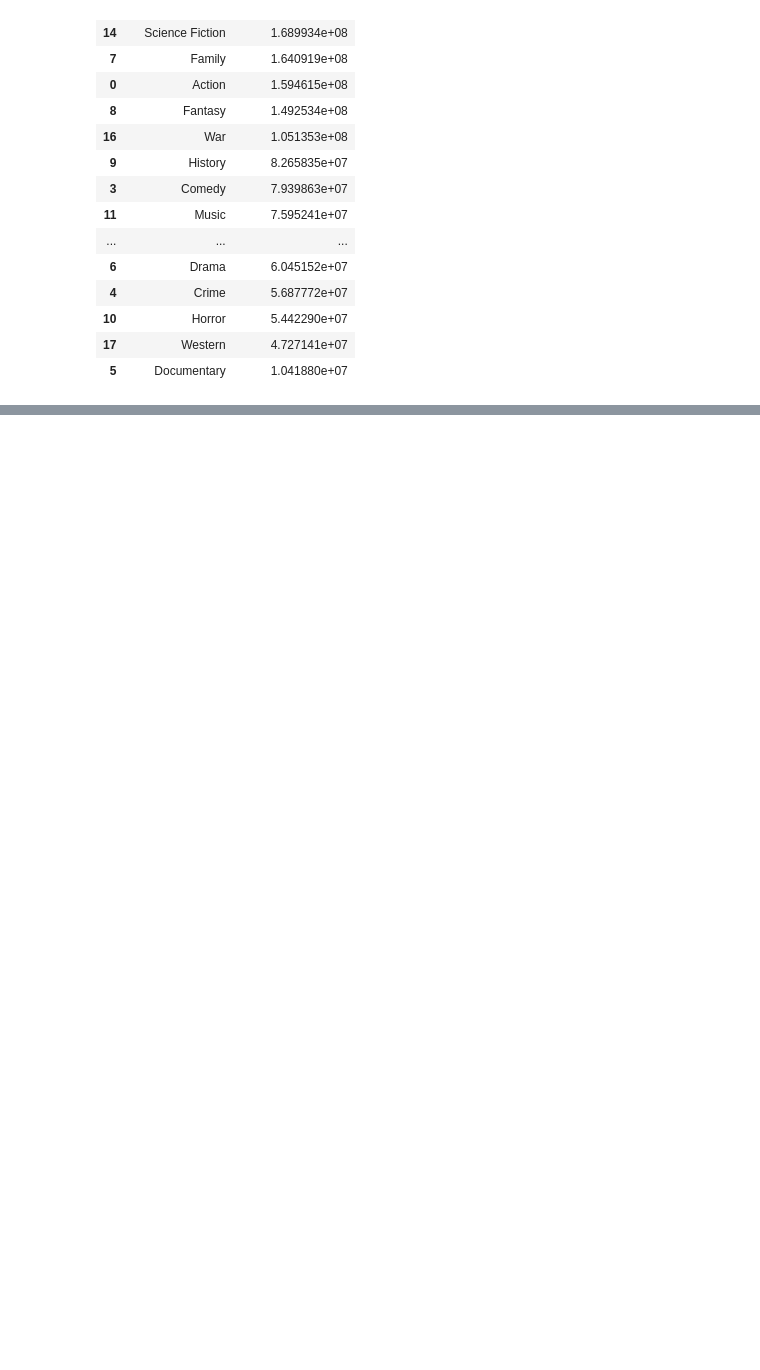
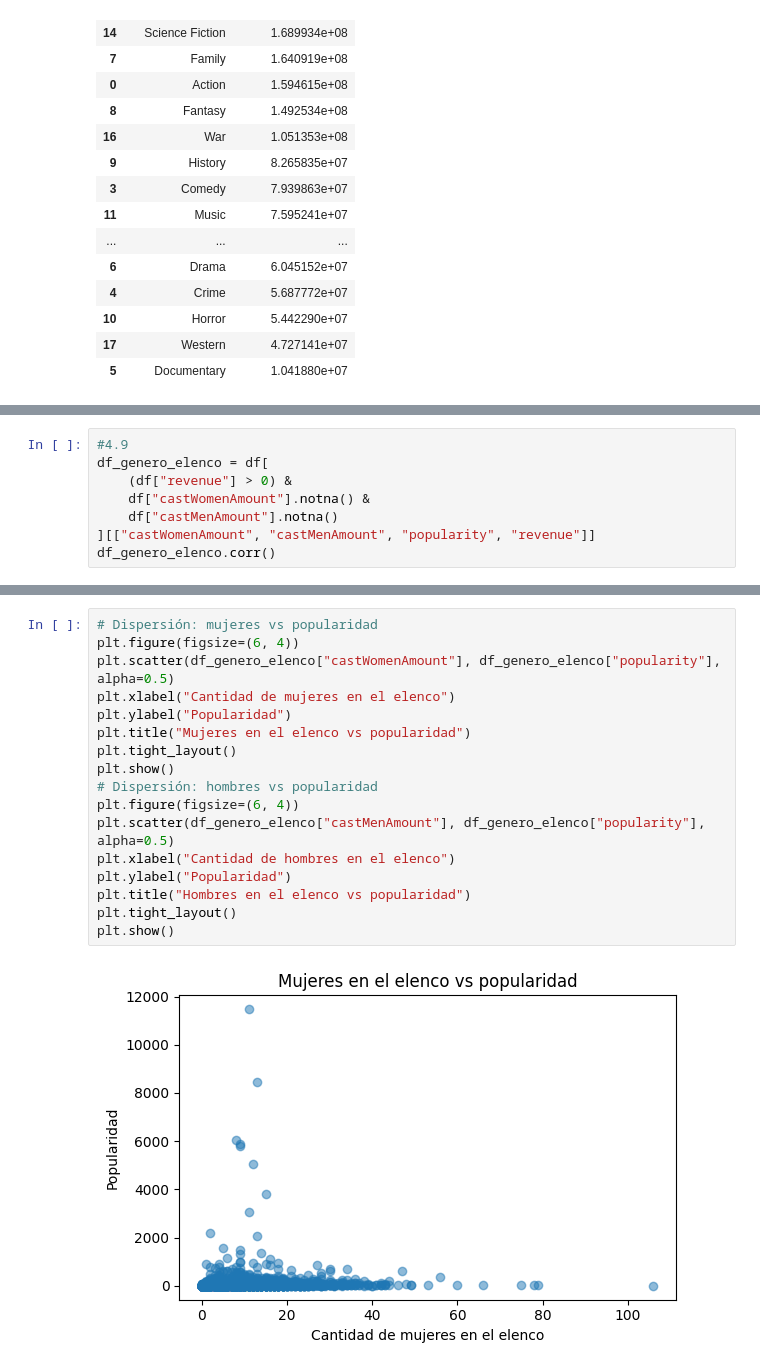
Before and after one commit to Palasuwu/Minerialab01, a Jupyter notebook: Lab01.ipynb, the cells around one changed output, grey strips where cells are left out. Cells and saved outputs as stored; diff of their text form; blank space fills up the shorter version.

```diff
--- a/Lab01.ipynb
+++ b/Lab01.ipynb
@@ -315,0 +455,8 @@ display(ingresos_por_genero)
+# %%
+#4.9
+df_genero_elenco = df[
+    (df["revenue"] > 0) &
+    df["castWomenAmount"].notna() &
+    df["castMenAmount"].notna()
+][["castWomenAmount", "castMenAmount", "popularity", "revenue"]]
+df_genero_elenco.corr()
@@ -315,0 +469,19 @@ display(ingresos_por_genero)
+# %%
+# Dispersión: mujeres vs popularidad
+plt.figure(figsize=(6, 4))
+plt.scatter(df_genero_elenco["castWomenAmount"], df_genero_elenco["popularity"], alpha=0.5)
+plt.xlabel("Cantidad de mujeres en el elenco")
+plt.ylabel("Popularidad")
+plt.title("Mujeres en el elenco vs popularidad")
+plt.tight_layout()
+plt.show()
+# Dispersión: hombres vs popularidad
+plt.figure(figsize=(6, 4))
+plt.scatter(df_genero_elenco["castMenAmount"], df_genero_elenco["popularity"], alpha=0.5)
+plt.xlabel("Cantidad de hombres en el elenco")
+plt.ylabel("Popularidad")
+plt.title("Hombres en el elenco vs popularidad")
+plt.tight_layout()
+plt.show()
+# %% [output]
+[figure, added]
```
Also changed, not shown: parts of 11 cells of this notebook.
